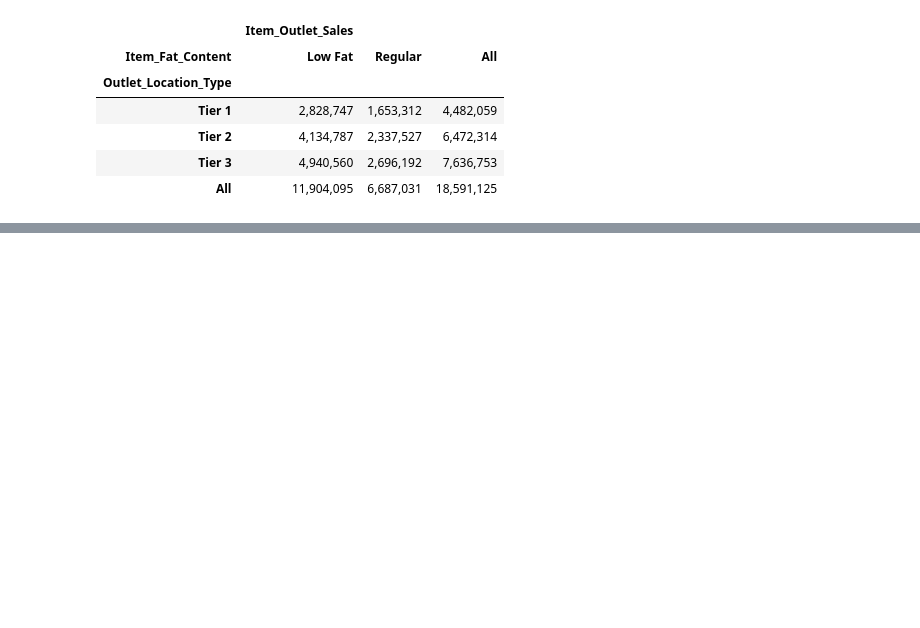
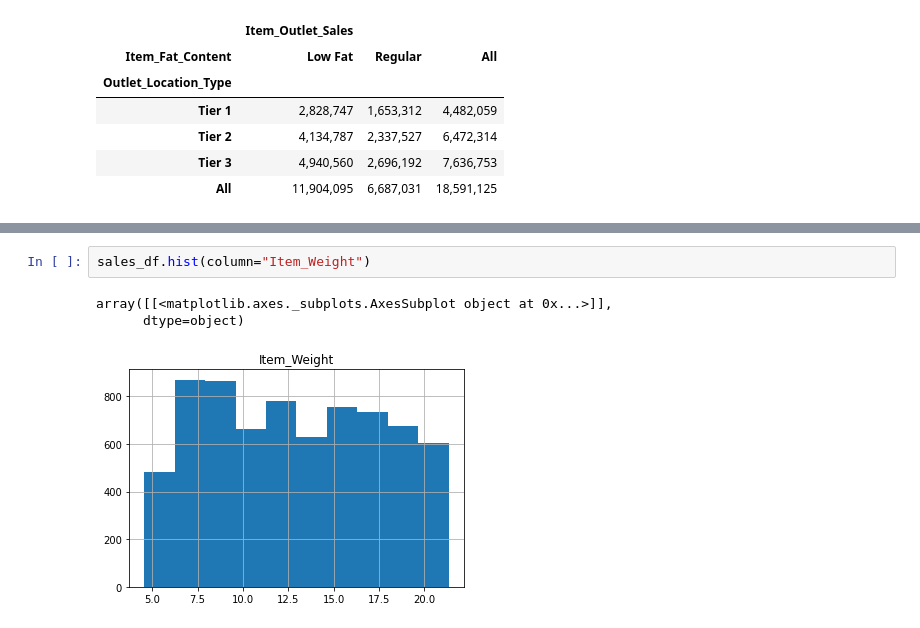
Before and after one commit to valentingracia/codingDojoDC, a Jupyter notebook: salesPredictionProy1.ipynb, the cells around one changed output, grey strips where cells are left out. Drawn from its saved outputs; the diff is of its cells as text; blank space fills up the shorter version.

```diff
--- a/salesPredictionProy1.ipynb
+++ b/salesPredictionProy1.ipynb
@@ -98,0 +118,6 @@ plt.plot()
+# %%
+sales_df.hist(column="Item_Weight")
+# %% [output]
+array([[<matplotlib.axes._subplots.AxesSubplot object at 0x...>]],
+      dtype=object)
+[figure, added]
```
Also changed, not shown: parts of 8 cells of this notebook.
